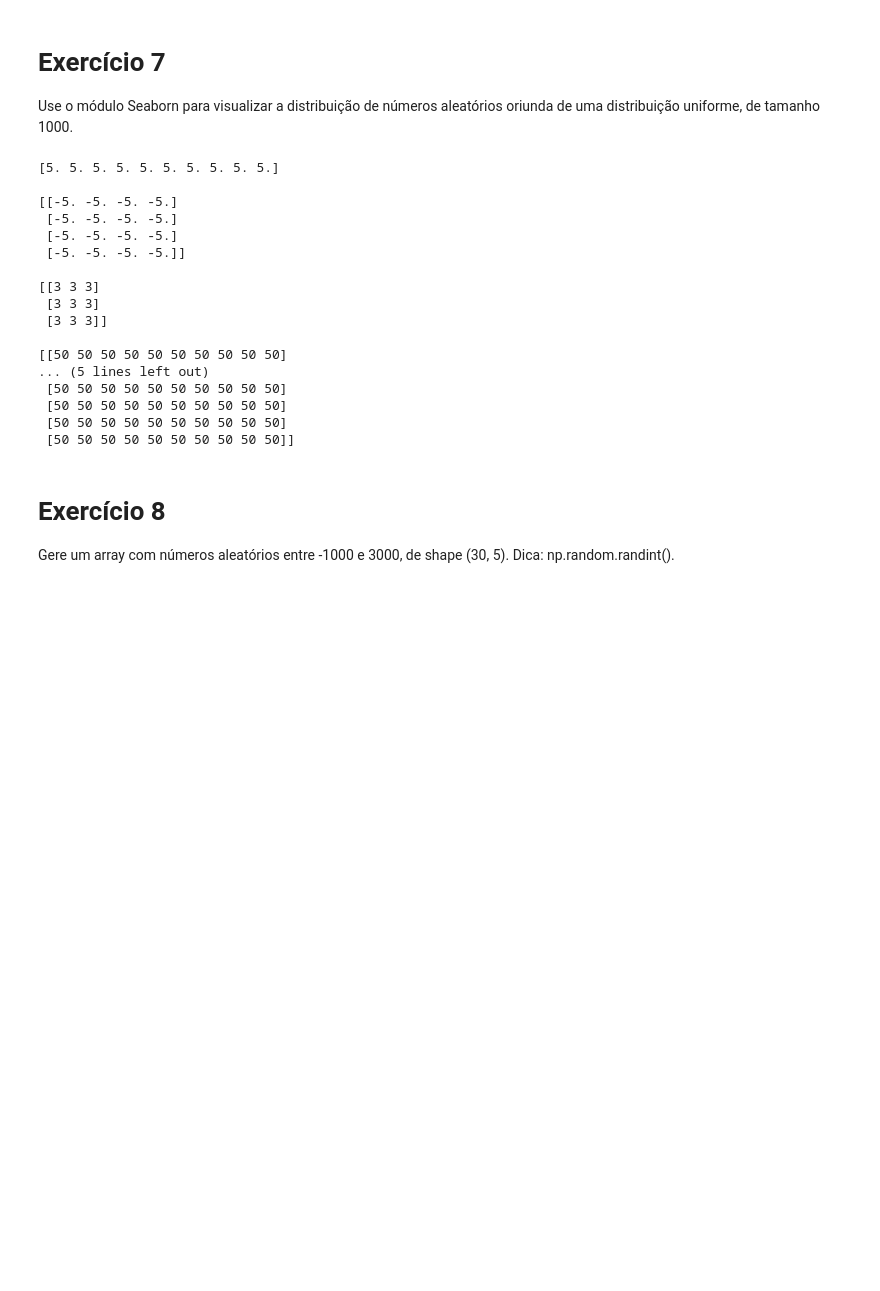
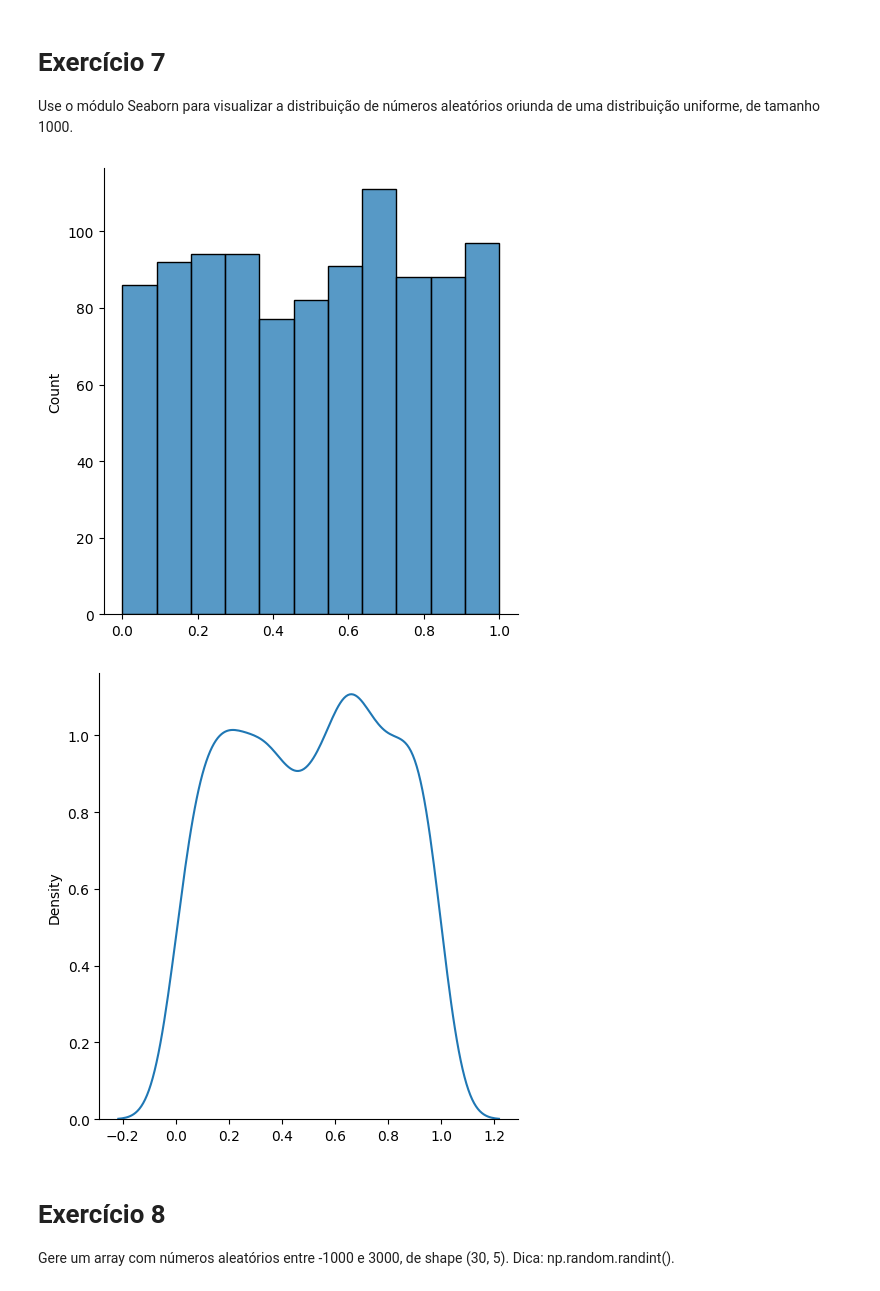
Before and after one commit to carlosedlucas/Curso_Udemy_Data_Science_com_Python, a Jupyter notebook: Numpy/3 - Random.ipynb, the cells around one changed output. Drawn from its saved outputs; the diff is of its cells as text; code cells hidden in the pictures; blank space fills up the shorter version.

```diff
--- a/Numpy/3 - Random.ipynb
+++ b/Numpy/3 - Random.ipynb
@@ -179,37 +126,15 @@ print(c)
 # Exercício 7
 
 Use o módulo Seaborn para visualizar a distribuição de números aleatórios oriunda de uma distribuição uniforme, de tamanho 1000.
-# %%
-a = np.full(shape= 10, fill_value= 5, dtype= float)
-b = np.full(shape= (4,4), fill_value= -5, dtype= float)
-c = np.full(shape= (3,3), fill_value= 3, dtype= int)
-d = np.full(shape= (10,10), fill_value= 50)
-
-print(a)
-print()
-print(b)
-print()
-print(c)
-print()
-print(d)
-# %% [output]
-[5. 5. 5. 5. 5. 5. 5. 5. 5. 5.]
-
-[[-5. -5. -5. -5.]
- [-5. -5. -5. -5.]
- [-5. -5. -5. -5.]
- [-5. -5. -5. -5.]]
-
-[[3 3 3]
- [3 3 3]
- [3 3 3]]
-
-[[50 50 50 50 50 50 50 50 50 50]
-... (5 lines left out)
- [50 50 50 50 50 50 50 50 50 50]
- [50 50 50 50 50 50 50 50 50 50]
- [50 50 50 50 50 50 50 50 50 50]
- [50 50 50 50 50 50 50 50 50 50]]
+# %%
+data = np.random.uniform(size=1000)
+sns.displot(data=data, kind='hist')
+plt.show()
+sns.displot(data=data, kind='kde')
+plt.show()
+# %% [output]
+[figure, added]
+[figure, added]
 # %% [markdown]
 # Exercício 8
 
```
Also changed, not shown: parts of 40 cells of this notebook, 2 other files.
